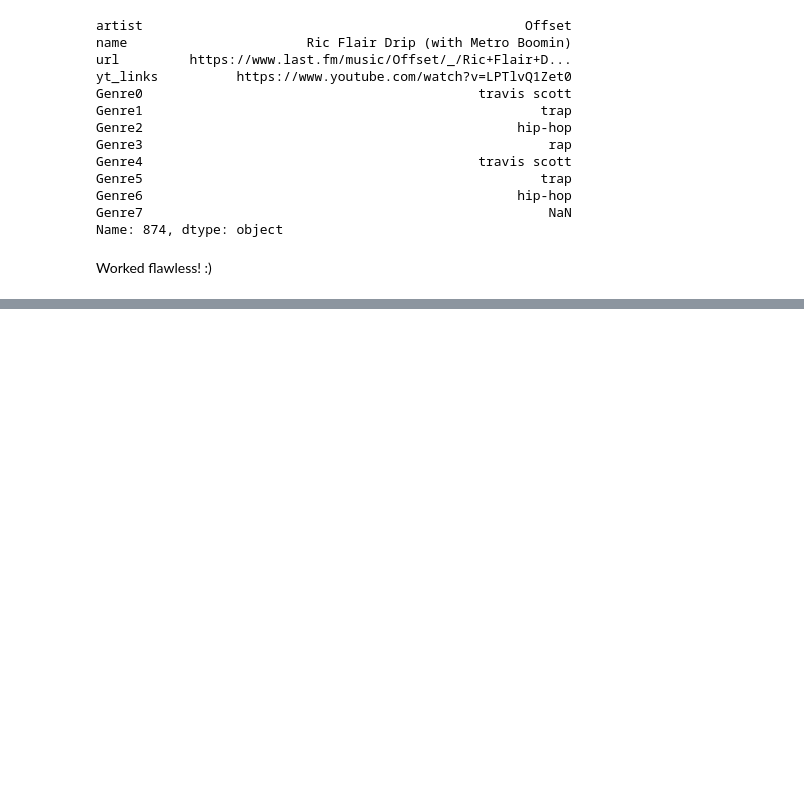
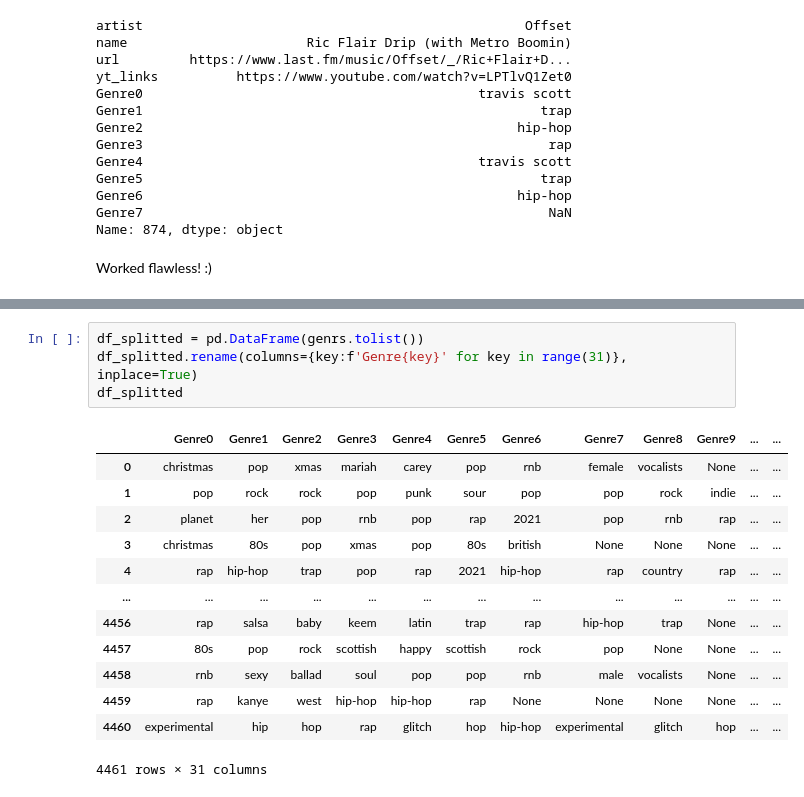
Before and after one commit to naviak/lastfm_nn, a Jupyter notebook: cleaning_db.ipynb, the cells around one changed output, grey strips where cells are left out. Drawn from its saved outputs; the diff is of its cells as text; blank space fills up the shorter version.

```diff
--- a/cleaning_db.ipynb
+++ b/cleaning_db.ipynb
@@ -68,0 +134,18 @@ Worked flawless! :)
+# %%
+df_splitted = pd.DataFrame(genrs.tolist())
+df_splitted.rename(columns={key:f'Genre{key}' for key in range(31)}, inplace=True)
+df_splitted
+# %% [output]
+|  | Genre0 | Genre1 | Genre2 | Genre3 | Genre4 | Genre5 | Genre6 | Genre7 | Genre8 | Genre9 | ... | ... |
+| 0 | christmas | pop | xmas | mariah | carey | pop | rnb | female | vocalists | None | ... | ... |
+| 1 | pop | rock | rock | pop | punk | sour | pop | pop | rock | indie | ... | ... |
+| 2 | planet | her | pop | rnb | pop | rap | 2021 | pop | rnb | rap | ... | ... |
+| 3 | christmas | 80s | pop | xmas | pop | 80s | british | None | None | None | ... | ... |
+| 4 | rap | hip-hop | trap | pop | rap | 2021 | hip-hop | rap | country | rap | ... | ... |
+| ... | ... | ... | ... | ... | ... | ... | ... | ... | ... | ... | ... | ... |
+| 4456 | rap | salsa | baby | keem | latin | trap | rap | hip-hop | trap | None | ... | ... |
+| 4457 | 80s | pop | rock | scottish | happy | scottish | rock | pop | None | None | ... | ... |
+| 4458 | rnb | sexy | ballad | soul | pop | pop | rnb | male | vocalists | None | ... | ... |
+| 4459 | rap | kanye | west | hip-hop | hip-hop | rap | None | None | None | None | ... | ... |
+| 4460 | experimental | hip | hop | rap | glitch | hop | hip-hop | experimental | glitch | hop | ... | ... |
+4461 rows × 31 columns
```
Also changed, not shown: parts of 14 cells of this notebook, 1 other file.
